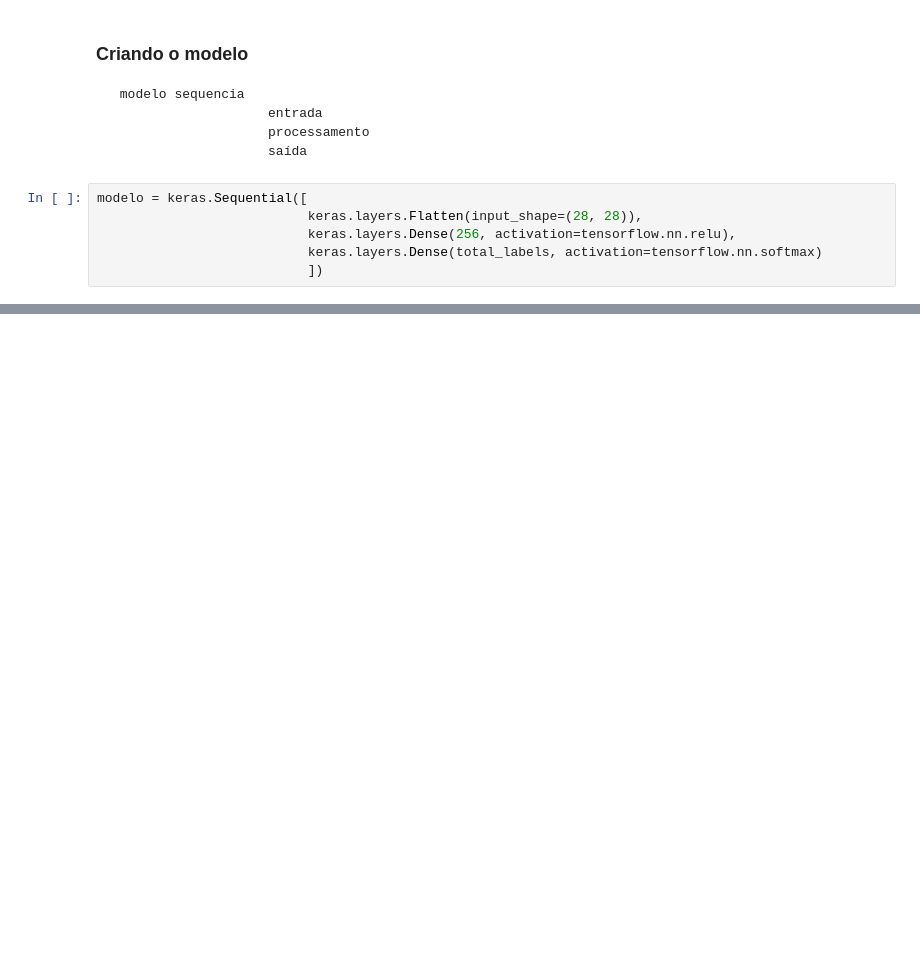
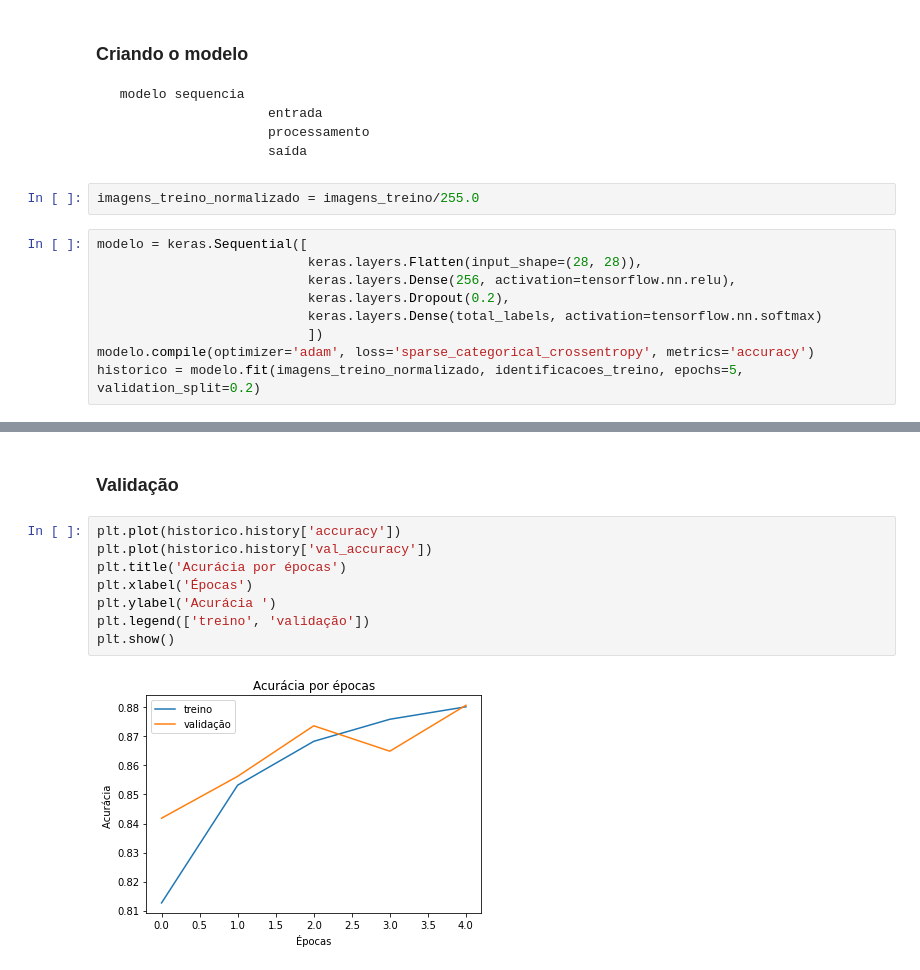
Before and after one commit to LilianeAquino/notebooks_cursos_alura, a Jupyter notebook: Deep Learning - Parte 1/classificacao_roupas.ipynb, the cells around one changed output, grey strips where cells are left out. Saved outputs shown, nothing was run; the diff lists cells and outputs as text; blank space fills up the shorter version.

```diff
--- a/Deep Learning - Parte 1/classificacao_roupas.ipynb
+++ b/Deep Learning - Parte 1/classificacao_roupas.ipynb
@@ -57,9 +63,14 @@ for imagem in range(3):
                         entrada
                         processamento
                         saída
+# %%
+imagens_treino_normalizado = imagens_treino/255.0
 # %%
 modelo = keras.Sequential([
                            keras.layers.Flatten(input_shape=(28, 28)),
                            keras.layers.Dense(256, activation=tensorflow.nn.relu),
+                           keras.layers.Dropout(0.2),
                            keras.layers.Dense(total_labels, activation=tensorflow.nn.softmax)
                            ])
+modelo.compile(optimizer='adam', loss='sparse_categorical_crossentropy', metrics='accuracy')
+historico = modelo.fit(imagens_treino_normalizado, identificacoes_treino, epochs=5, validation_split=0.2)
@@ -65,0 +103,12 @@ modelo = keras.Sequential([
+# %% [markdown]
+### Validação
+# %%
+plt.plot(historico.history['accuracy'])
+plt.plot(historico.history['val_accuracy'])
+plt.title('Acurácia por épocas')
+plt.xlabel('Épocas')
+plt.ylabel('Acurácia ')
+plt.legend(['treino', 'validação'])
+plt.show()
+# %% [output]
+[figure, added]
```
Also changed, not shown: parts of 9 cells of this notebook.
